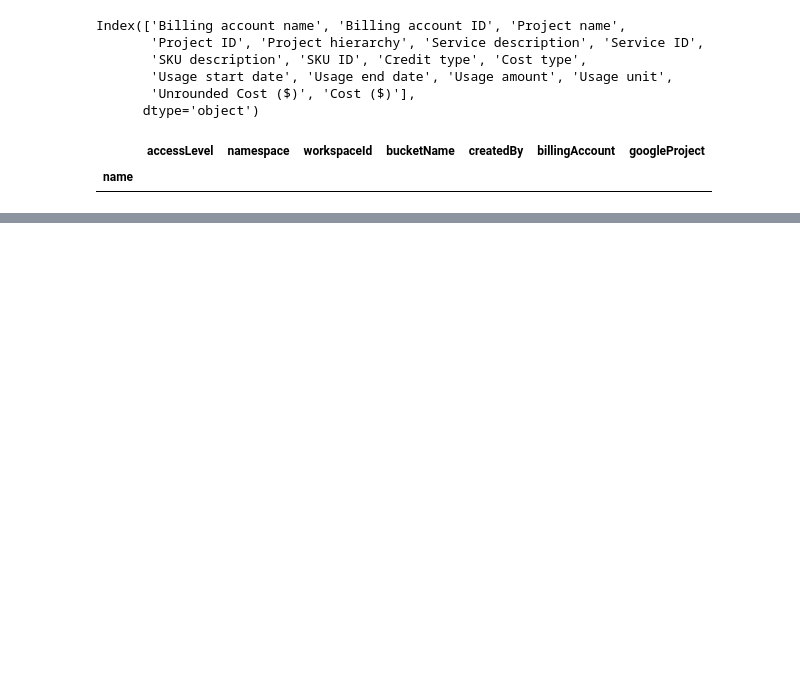
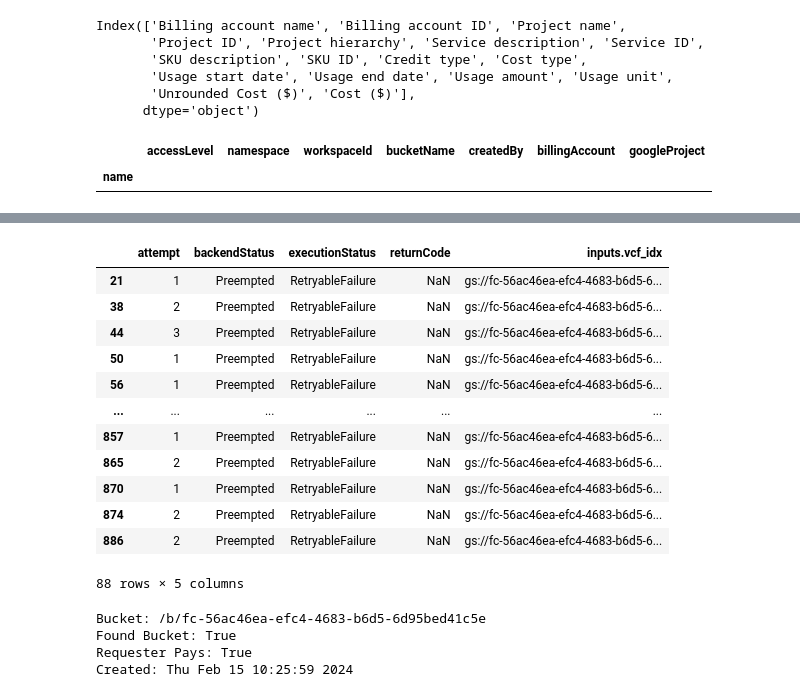
Before and after one commit to KAnderson-DFCI/Germline_Method_Development_AlDubayan, a Jupyter notebook: anlaysis/gcloudthing.ipynb, the cells around one changed output, grey strips where cells are left out. Saved outputs shown, nothing was run; the diff lists cells and outputs as text; code cells hidden in the pictures; blank space fills up the shorter version.

```diff
--- a/anlaysis/gcloudthing.ipynb
+++ b/anlaysis/gcloudthing.ipynb
@@ -417,0 +450,19 @@ the_table[terraproj].sort_values('accessLevel')
+# %%
+wfmeta = afr_gln.get_metadata()
+# %%
+splitvcf_calls = wfmeta['calls']['GLNexus.SplitVcfs']
+# %%
+shard_indices = {}
+for e, call in enumerate(splitvcf_calls):
+    a = call['attempt']
+    i = call['shardIndex']
+
+    if i in shard_indices and \
+       shard_indices[i][0] > a: continue
+
+    shard_indices[i] = (a, e)
+
+skeys = np.array(list(shard_indices.keys()))
+if sum(skeys - np.arange(len(skeys))) == 0:
+    print('Flattening shard_indices to list')
+    shard_indices = list(shard_indices.values())
@@ -417,0 +491,21 @@ the_table[terraproj].sort_values('accessLevel')
+# %%
+call_keys = ['attempt', 'backendStatus', 'executionStatus', 'returnCode', 'inputs.vcf_idx']
+
+sdf = kt.tabulate([splitvcf_calls[e] for a, e in shard_indices], call_keys)
+# %%
+failed = sdf[sdf.backendStatus != 'Success']
+failed
+# %% [output]
+|  | attempt | backendStatus | executionStatus | returnCode | inputs.vcf_idx |
+| 21 | 1 | Preempted | RetryableFailure | NaN | gs://fc-56ac46ea-efc4-4683-b6d5-6... |
+| 38 | 2 | Preempted | RetryableFailure | NaN | gs://fc-56ac46ea-efc4-4683-b6d5-6... |
+| 44 | 3 | Preempted | RetryableFailure | NaN | gs://fc-56ac46ea-efc4-4683-b6d5-6... |
+| 50 | 1 | Preempted | RetryableFailure | NaN | gs://fc-56ac46ea-efc4-4683-b6d5-6... |
+| 56 | 1 | Preempted | RetryableFailure | NaN | gs://fc-56ac46ea-efc4-4683-b6d5-6... |
+| ... | ... | ... | ... | ... | ... |
+| 857 | 1 | Preempted | RetryableFailure | NaN | gs://fc-56ac46ea-efc4-4683-b6d5-6... |
+| 865 | 2 | Preempted | RetryableFailure | NaN | gs://fc-56ac46ea-efc4-4683-b6d5-6... |
+| 870 | 1 | Preempted | RetryableFailure | NaN | gs://fc-56ac46ea-efc4-4683-b6d5-6... |
+| 874 | 2 | Preempted | RetryableFailure | NaN | gs://fc-56ac46ea-efc4-4683-b6d5-6... |
+| 886 | 2 | Preempted | RetryableFailure | NaN | gs://fc-56ac46ea-efc4-4683-b6d5-6... |
+88 rows × 5 columns
@@ -417,0 +519,18 @@ the_table[terraproj].sort_values('accessLevel')
+# %%
+#filelist = failed['inputs.vcf_idx']
+filelist = kgss['gvcf_idx']
+
+cpref = commonpath(list(filelist))
+b = cpref[4:].split('/')[0]
+
+kgbf = kt.BucketFolder(gclient.get_bucket(b), '')
+kgcb = kgbf.gbucket
+print('Bucket:', kgcb.path)
+print('Found Bucket:', kgcb.exists())
+print('Requester Pays:', kgcb.requester_pays)
+print('Created:', kgcb.time_created.astimezone(tz.ZoneInfo('America/New_York')).strftime('%c'))
+# %% [output]
+Bucket: /b/fc-56ac46ea-efc4-4683-b6d5-6d95bed41c5e
+Found Bucket: True
+Requester Pays: True
+Created: Thu Feb 15 10:25:59 2024
```
Also changed, not shown: parts of 14 cells of this notebook, 2 other files.
